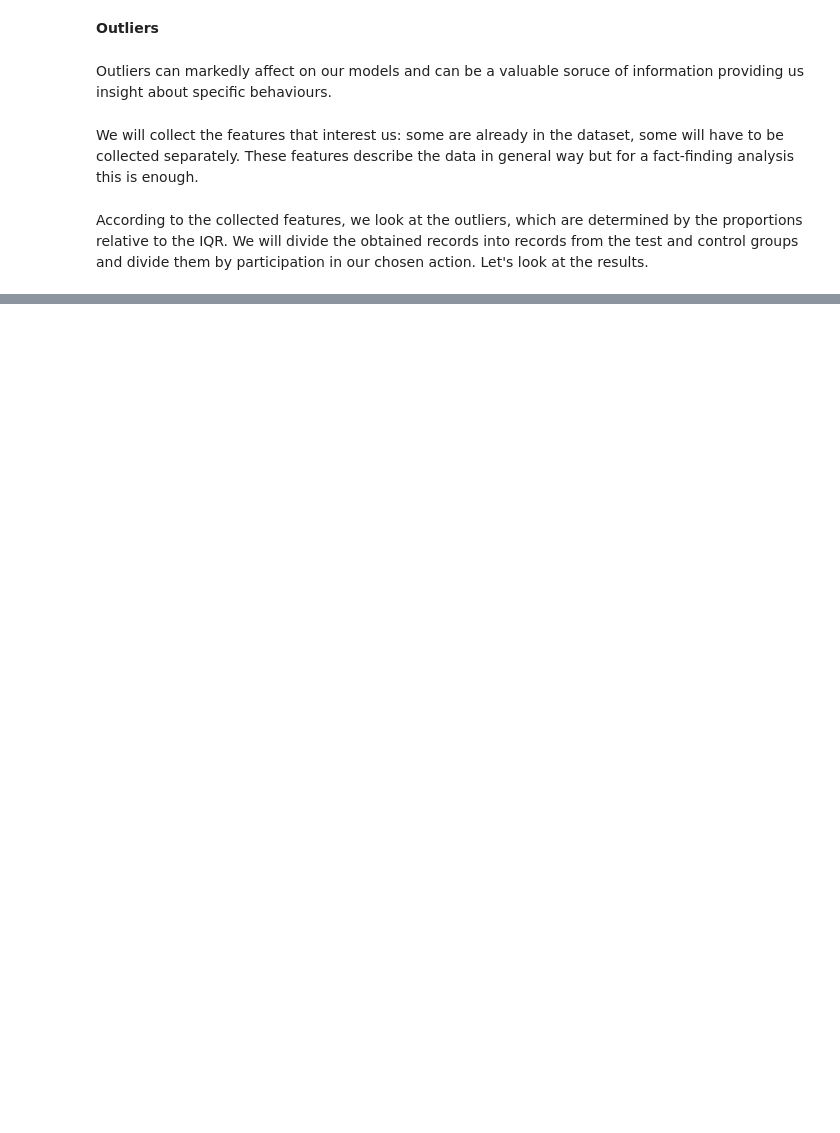
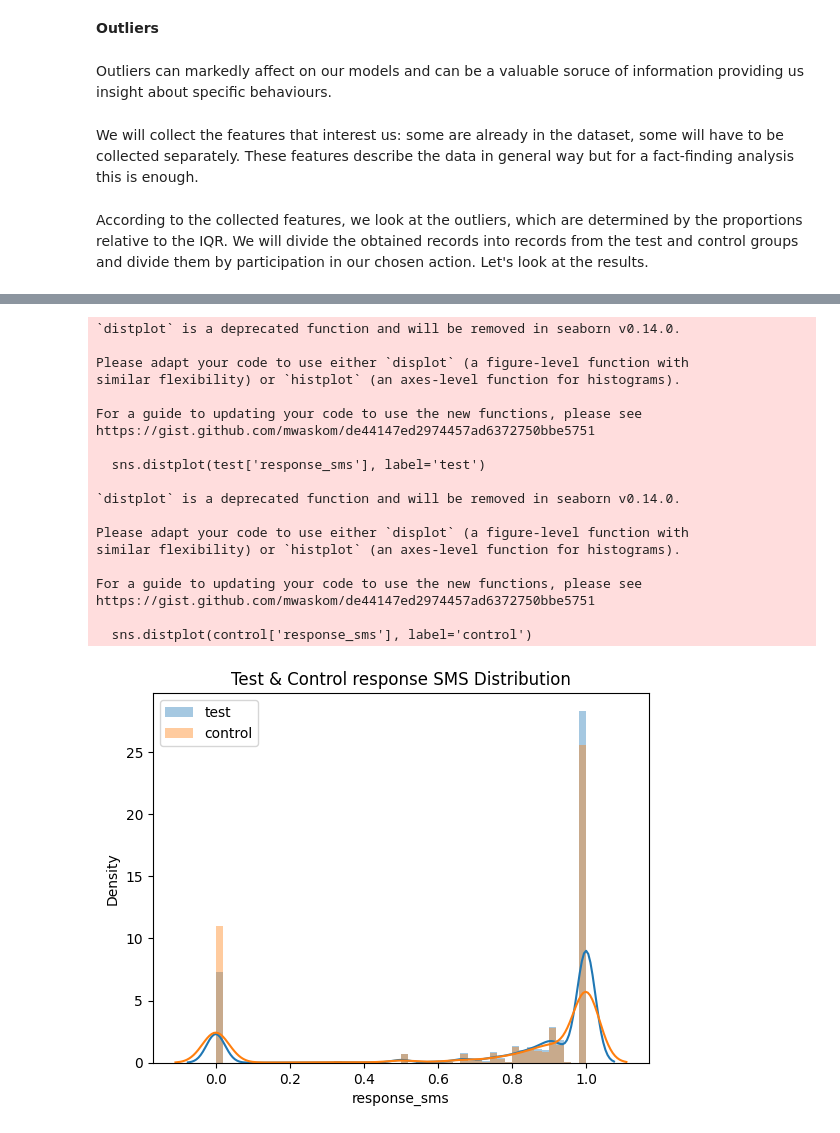
Before and after one commit to Bhupendra-glitch/Experimentation-Uplift-Modeling, a Jupyter notebook: Experimentation_Uplift_Modeling.ipynb, the cells around one changed output, grey strips where cells are left out. Drawn from its saved outputs; the diff is of its cells as text; code cells hidden in the pictures; blank space fills up the shorter version.

```diff
--- a/Experimentation_Uplift_Modeling.ipynb
+++ b/Experimentation_Uplift_Modeling.ipynb
@@ -217,0 +282,31 @@ sns.heatmap(pdf_outliers[[key for key in collect_features.keys()]].corr(), annot
+# %%
+test = pdf[pdf['group'] == 0]
+
+control = pdf[pdf['group'] == 1]
+
+sns.distplot(test['response_sms'], label='test')
+sns.distplot(control['response_sms'], label='control')
+plt.title('Test & Control response SMS Distribution')
+plt.legend()
+plt.show()
+# %% [output]
+`distplot` is a deprecated function and will be removed in seaborn v0.14.0.
+
+Please adapt your code to use either `displot` (a figure-level function with
+similar flexibility) or `histplot` (an axes-level function for histograms).
+
+For a guide to updating your code to use the new functions, please see
+https://gist.github.com/mwaskom/de44147ed2974457ad6372750bbe5751
+
+  sns.distplot(test['response_sms'], label='test')
+
+`distplot` is a deprecated function and will be removed in seaborn v0.14.0.
+
+Please adapt your code to use either `displot` (a figure-level function with
+similar flexibility) or `histplot` (an axes-level function for histograms).
+
+For a guide to updating your code to use the new functions, please see
+https://gist.github.com/mwaskom/de44147ed2974457ad6372750bbe5751
+
+  sns.distplot(control['response_sms'], label='control')
+[figure, added]
```
Also changed, not shown: parts of 22 cells of this notebook.
